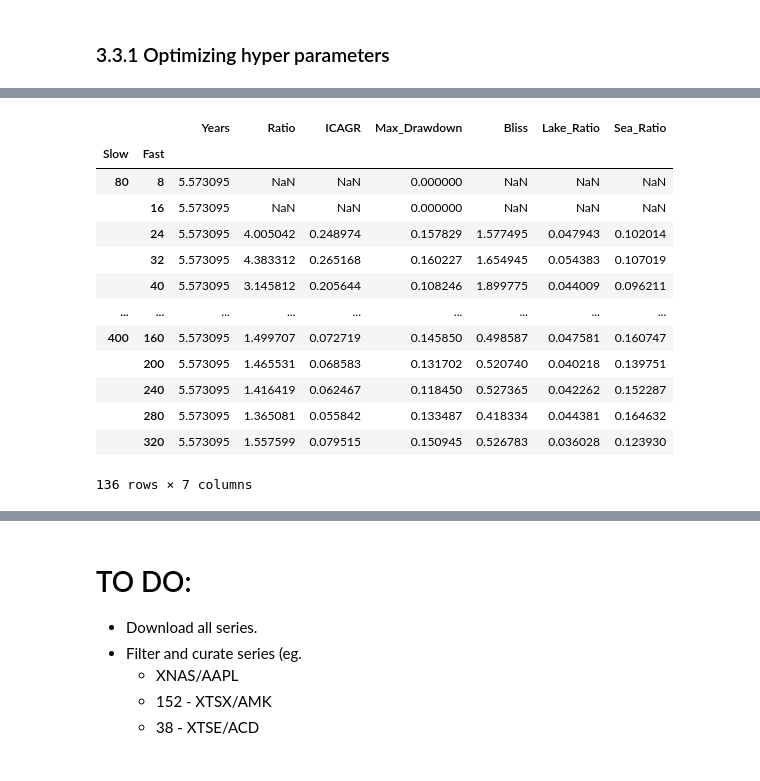
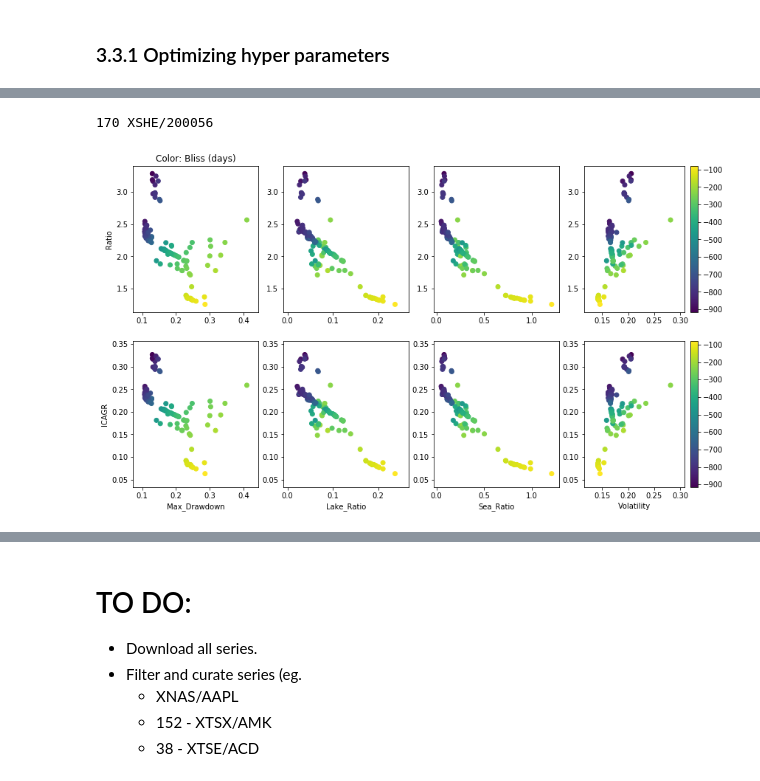
Before and after one commit to peerchen/trend-following-1, a Jupyter notebook: Trend Following Lab.ipynb, the cells around one changed output, grey strips where cells are left out. Drawn from its saved outputs; the diff is of its cells as text; code cells hidden in the pictures.

```diff
--- a/Trend Following Lab.ipynb
+++ b/Trend Following Lab.ipynb
@@ -797,20 +819,24 @@ Slow: 400 - Fast: 320
+# %%
+y_lab = ['Ratio', 'ICAGR']
+x_lab = ['Max_Drawdown', 'Lake_Ratio', 'Sea_Ratio', 'Volatility']
+c_lab = 'Bliss'
+
+print(j, ticker_j)
+fig, axes = plt.subplots(nrows=len(y_lab), ncols=len(x_lab), squeeze=False, figsize=(14, 8))
+
+axes[0, 0].set_title('Color: ' + c_lab + ' (days)')
+for i, j in itertools.product(np.arange(len(y_lab)), np.arange(len(x_lab))):
+    im = axes[i, j].scatter(res_perf[x_lab[j]], res_perf[y_lab[i]], c=-res_perf[c_lab] * 364.25)
+    if i == len(y_lab) - 1:
+        axes[i, j].set_xlabel(x_lab[j])
+    if j == 0:
+        axes[i, j].set_ylabel(y_lab[i])
+    if j == len(x_lab) - 1:
+        fig.colorbar(im, ax=axes[i, j])
+# %% [output]
+170 XSHE/200056
+[figure, added]
 # %%
-res_perf = pd.concat([dict_list_to_DataFrame([r['tr'].performance for r in res]),
-                      dict_list_to_DataFrame([{'Slow': r['Slow'], 'Fast': r['Fast']} for r in res])],
-                      axis=1).set_index(['Slow', 'Fast'])
-res_perf
+res_val = pd.concat([dict_list_to_DataFrame([r['tr'].performance for r in trs_val]),
+                    dict_list_to_DataFrame([{'Slow': r['Slow'], 'Fast': r['Fast']} for r in trs_val])],
+                   axis=1).set_index(['Slow', 'Fast'])
-# %% [output]
-|  |  | Years | Ratio | ICAGR | Max_Drawdown | Bliss | Lake_Ratio | Sea_Ratio |
-| Slow | Fast |  |  |  |  |  |  |  |
-| 80 | 8 | 5.573095 | NaN | NaN | 0.000000 | NaN | NaN | NaN |
-|  | 16 | 5.573095 | NaN | NaN | 0.000000 | NaN | NaN | NaN |
-|  | 24 | 5.573095 | 4.005042 | 0.248974 | 0.157829 | 1.577495 | 0.047943 | 0.102014 |
-|  | 32 | 5.573095 | 4.383312 | 0.265168 | 0.160227 | 1.654945 | 0.054383 | 0.107019 |
-|  | 40 | 5.573095 | 3.145812 | 0.205644 | 0.108246 | 1.899775 | 0.044009 | 0.096211 |
-| ... | ... | ... | ... | ... | ... | ... | ... | ... |
-| 400 | 160 | 5.573095 | 1.499707 | 0.072719 | 0.145850 | 0.498587 | 0.047581 | 0.160747 |
-|  | 200 | 5.573095 | 1.465531 | 0.068583 | 0.131702 | 0.520740 | 0.040218 | 0.139751 |
-|  | 240 | 5.573095 | 1.416419 | 0.062467 | 0.118450 | 0.527365 | 0.042262 | 0.152287 |
-|  | 280 | 5.573095 | 1.365081 | 0.055842 | 0.133487 | 0.418334 | 0.044381 | 0.164632 |
-|  | 320 | 5.573095 | 1.557599 | 0.079515 | 0.150945 | 0.526783 | 0.036028 | 0.123930 |
-136 rows × 7 columns
```
Also changed, not shown: parts of 21 cells of this notebook.
